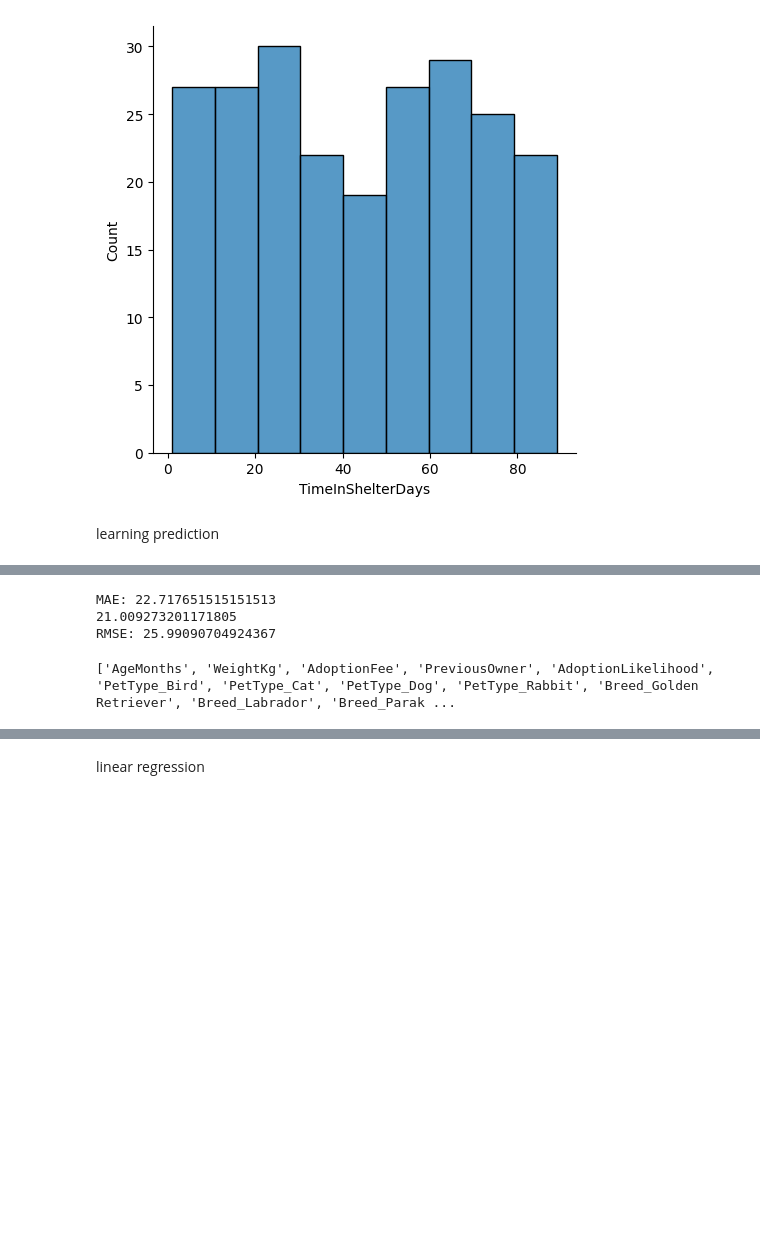
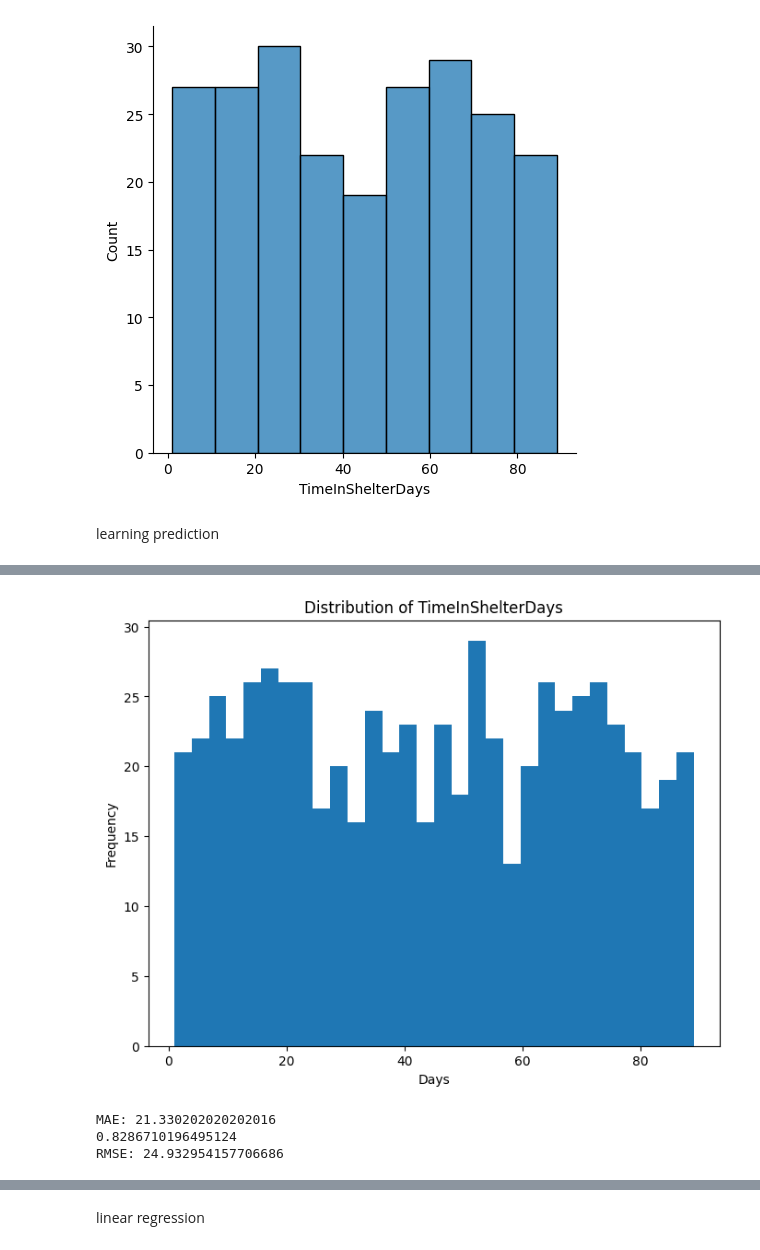
Before and after one commit to tsents/Statistical-Theory-Project, a Jupyter notebook: data.ipynb, the cells around one changed output, grey strips where cells are left out. Drawn from its saved outputs; the diff is of its cells as text; code cells hidden in the pictures; blank space fills up the shorter version.

```diff
--- a/data.ipynb
+++ b/data.ipynb
@@ -182,0 +223,3 @@ learning prediction
+# %%
+data_frame=pd.get_dummies(data_frame, columns=['Breed', 'Color'], drop_first=True)
+data_frame.head()
@@ -183,3 +247,56 @@ learning prediction
+# %%
+from sklearn.preprocessing import StandardScaler, MinMaxScaler
+import torch
+import torch.nn as nn
+import torch.optim as optim
+from sklearn.model_selection import train_test_split
+from sklearn.preprocessing import StandardScaler
+from sklearn.metrics import mean_squared_error, mean_absolute_error, r2_score
+import matplotlib.pyplot as plt
+
+
+
+target_col = ['TimeInShelterDays','AdoptionLikelihood','WeightKg']
+
+data_of_adopted = data_frame[data_frame['AdoptionLikelihood'] == 1]
+
+# Split the data into features and target
+
+
+y = data_of_adopted[target_col[0]]
+X = data_of_adopted.drop(columns=target_col)
+
+
+#X=scaler.fit_transform(X)
+#i dont want to scale because its making a mess
+
+
+
+# Splitting the data into training, validation, and testing sets
+X_train, X_temp, y_train, y_temp = train_test_split(X, y, test_size=0.3, random_state=42)
+X_val, X_test, y_val, y_test = train_test_split(X_temp, y_temp, test_size=0.5, random_state=42)
+
+'''# Standardizing the numerical features
+scaler = StandardScaler()
+X_train = scaler.fit_transform(X_train)
+X_val = scaler.transform(X_val)
+X_test = scaler.transform(X_test)
+
+# Normalize the target variable
+target_scaler = MinMaxScaler()
+y_train = target_scaler.fit_transform(y_train.values.reshape(-1, 1)).flatten()
+y_val = target_scaler.transform(y_val.values.reshape(-1, 1)).flatten()
+y_test = target_scaler.transform(y_test.values.reshape(-1, 1)).flatten()'''
+
+# Verify the distribution of the target variable
+plt.figure(figsize=(8, 6))
+plt.hist(y, bins=30)
+plt.title('Distribution of TimeInShelterDays')
+plt.xlabel('Days')
+plt.ylabel('Frequency')
+plt.show()
+# %% [output]
+[figure, added]
 # %%
 
 
@@ -188,20 +305,6 @@ from sklearn.ensemble import RandomForestRegressor
 from sklearn.metrics import mean_absolute_error, mean_squared_error
 import pandas as pd
 
-# Load data
-data = data_frame
-
-
-# Filter the data where AdoptionLikelihood is 1
-data = data[data['AdoptionLikelihood'] == 1]
-data = data.drop(columns=['PetID'])
-# Preprocessing (example)
-data = pd.get_dummies(data, columns=['PetType','Breed', 'Color', 'Size', 'Vaccinated', 'HealthCondition'])
-X = data.drop(columns=['TimeInShelterDays'])
-y = data['TimeInShelterDays']
-
-# Split data
-X_train, X_test, y_train, y_test = train_test_split(X, y, test_size=0.2, random_state=42)
 
 # Train model
 model = RandomForestRegressor(n_estimators=100, random_state=42)
@@ -219,13 +322,9 @@ print(f'MAE: {mae}')
 print(mae/data_frame['TimeInShelterDays'].std())
 print(f'RMSE: {rmse}')
 # %% [output]
-MAE: 22.717651515151513
-21.009273201171805
-RMSE: 25.99090704924367
+MAE: 21.330202020202016
+0.8286710196495124
+RMSE: 24.932954157706686
-# %%
-print(list(X_test.columns))
-# %% [output]
-['AgeMonths', 'WeightKg', 'AdoptionFee', 'PreviousOwner', 'AdoptionLikelihood', 'PetType_Bird', 'PetType_Cat', 'PetType_Dog', 'PetType_Rabbit', 'Breed_Golden Retriever', 'Breed_Labrador', 'Breed_Parak ...
 # %%
 print(model.predict(X_test))
 # %% [output]
```
Also changed, not shown: parts of 9 cells of this notebook, 1 other file.
